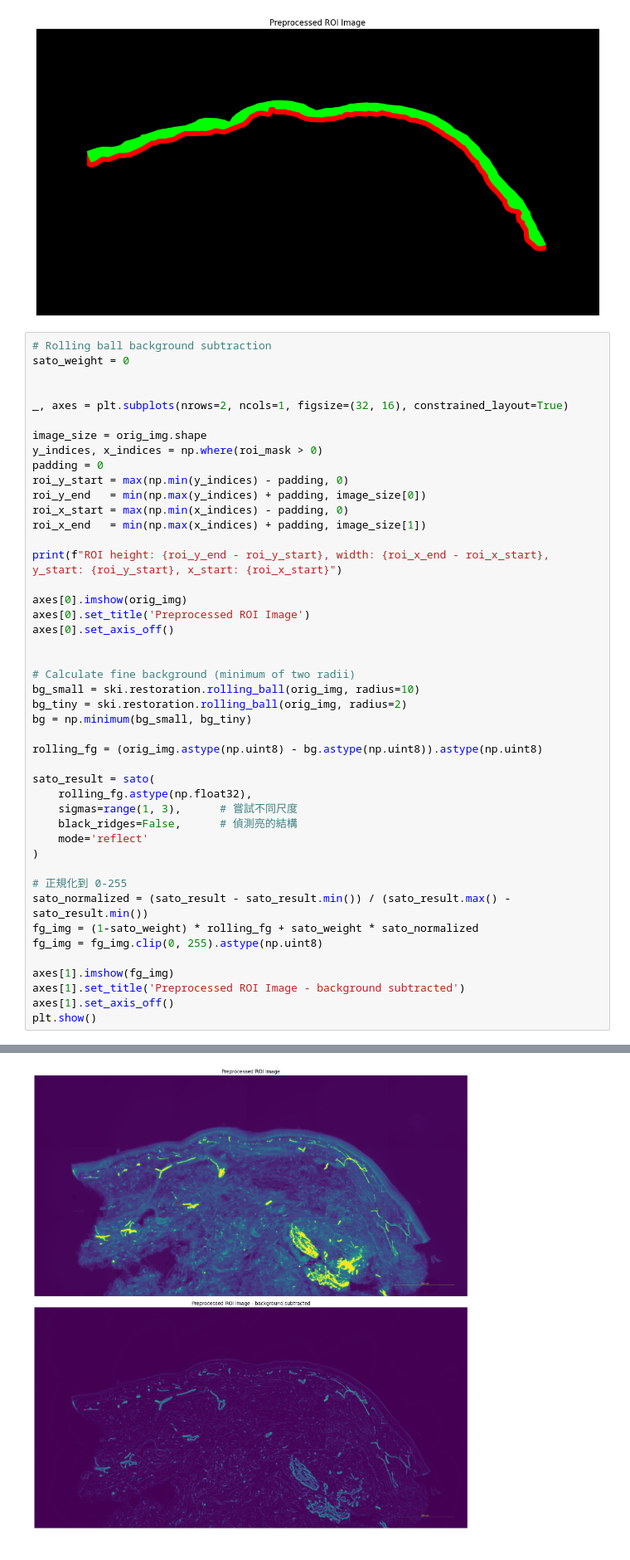
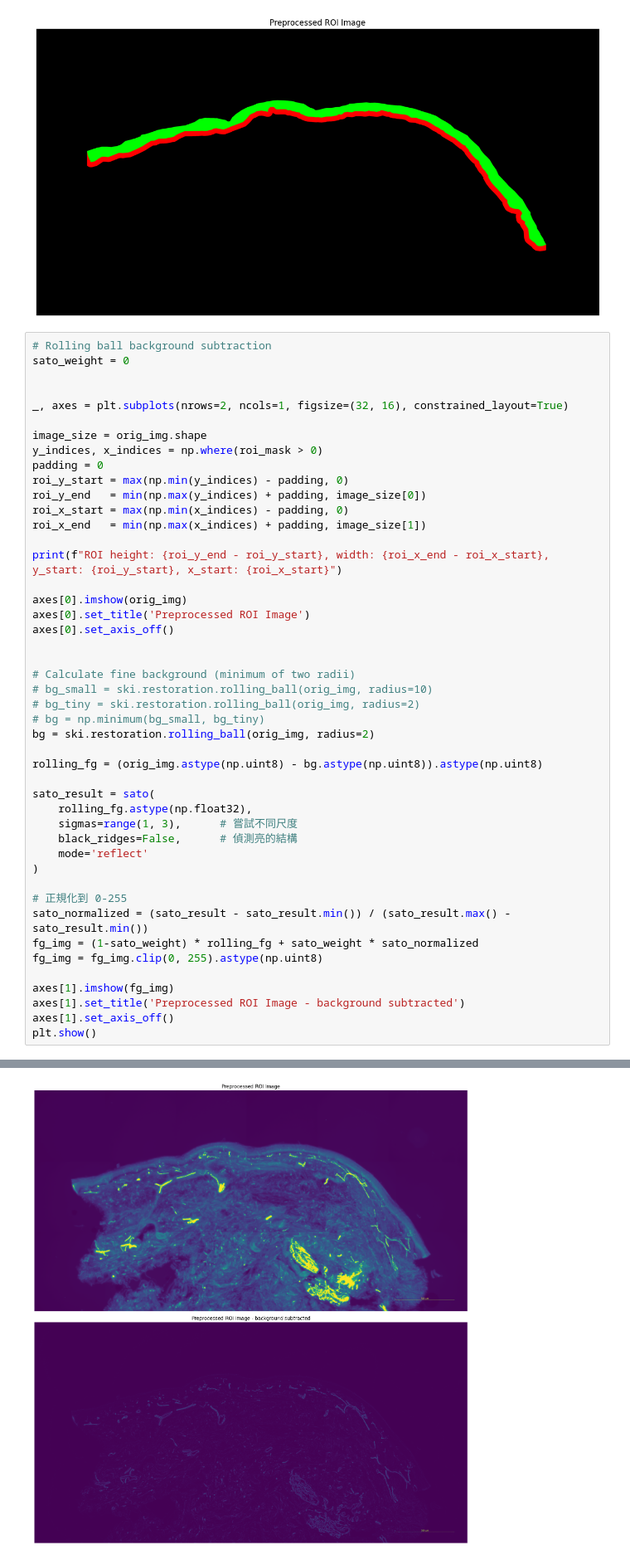
Before and after one commit to Ponywen0819/ienf_q, a Jupyter notebook: notebooks/preprocess.ipynb, the cells around one changed output, grey strips where cells are left out. Shown at 83% size. Saved outputs shown, nothing was run; the diff lists cells and outputs as text.

```diff
--- a/notebooks/preprocess.ipynb
+++ b/notebooks/preprocess.ipynb
@@ -79,37 +79,38 @@ roi_x_end   = min(np.max(x_indices) + padding, image_size[1])
 
 print(f"ROI height: {roi_y_end - roi_y_start}, width: {roi_x_end - roi_x_start}, y_start: {roi_y_start}, x_start: {roi_x_start}")
 
 axes[0].imshow(orig_img)
 axes[0].set_title('Preprocessed ROI Image')
 axes[0].set_axis_off()
 
 
 # Calculate fine background (minimum of two radii)
-bg_small = ski.restoration.rolling_ball(orig_img, radius=10)
-bg_tiny = ski.restoration.rolling_ball(orig_img, radius=2)
-bg = np.minimum(bg_small, bg_tiny)
+# bg_small = ski.restoration.rolling_ball(orig_img, radius=10)
+# bg_tiny = ski.restoration.rolling_ball(orig_img, radius=2)
+# bg = np.minimum(bg_small, bg_tiny)
+bg = ski.restoration.rolling_ball(orig_img, radius=2)
 
 rolling_fg = (orig_img.astype(np.uint8) - bg.astype(np.uint8)).astype(np.uint8)
 
 sato_result = sato(
     rolling_fg.astype(np.float32),
     sigmas=range(1, 3),      # 嘗試不同尺度
     black_ridges=False,      # 偵測亮的結構
     mode='reflect'
 )
 
 # 正規化到 0-255
 sato_normalized = (sato_result - sato_result.min()) / (sato_result.max() - sato_result.min())
 fg_img = (1-sato_weight) * rolling_fg + sato_weight * sato_normalized
 fg_img = fg_img.clip(0, 255).astype(np.uint8)
 
 axes[1].imshow(fg_img)
 axes[1].set_title('Preprocessed ROI Image - background subtracted')
 axes[1].set_axis_off()
 plt.show()
 # %% [output]
 ROI height: 1508, width: 4591, y_start: 714, x_start: 509
-[figure, old version]
+[figure, new version]
 # %%
 roi_image = cv2.bitwise_and(fg_img, fg_img, mask=roi_mask)
 
```
Also changed, not shown: parts of 3 cells of this notebook, 4 other files.
